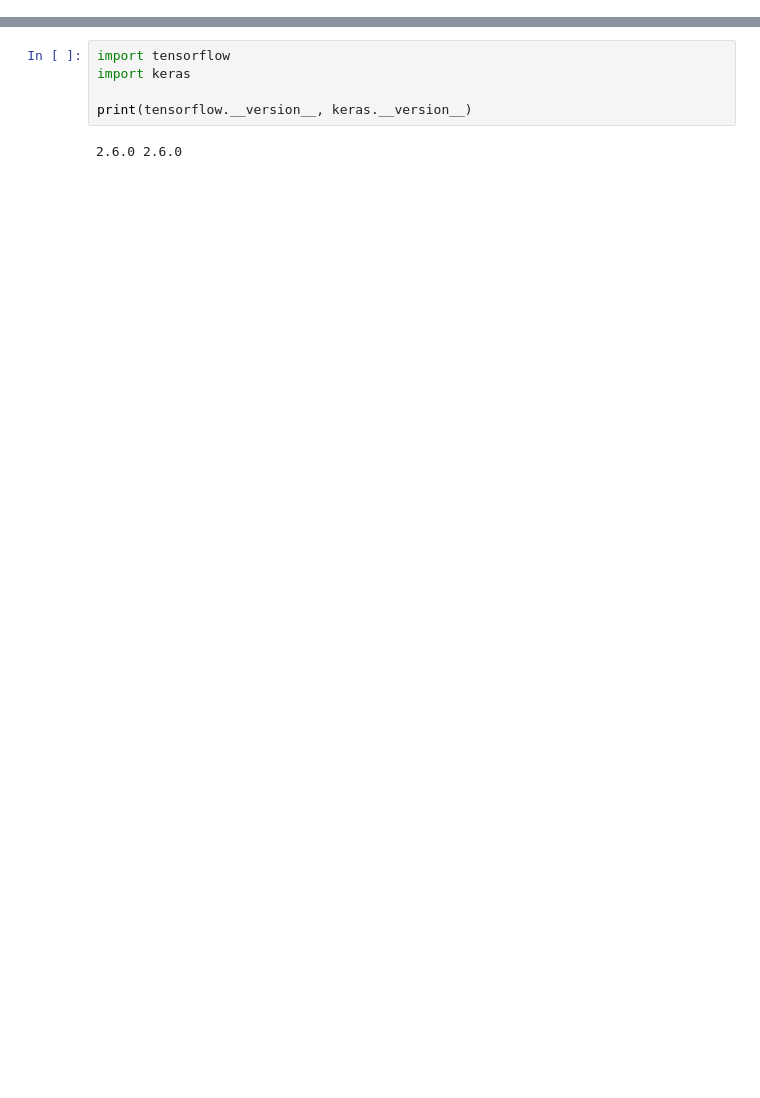
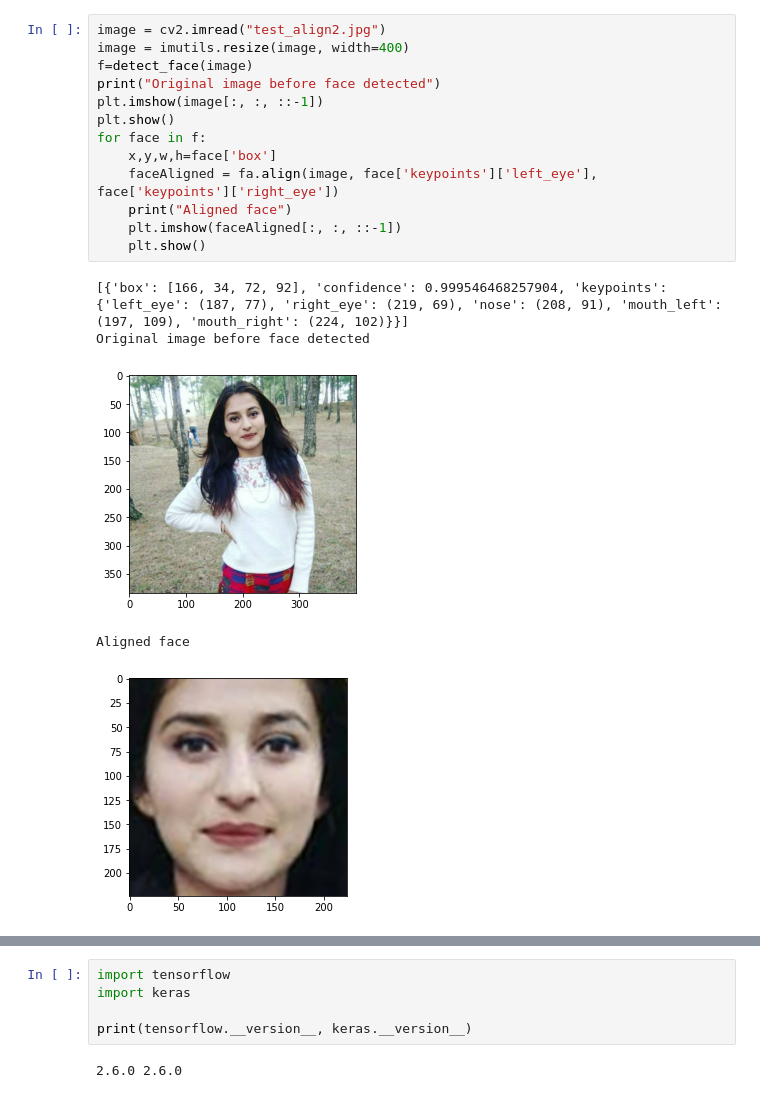
Before and after one commit to Kusum2000/locate-missing-people-ai-django, a Jupyter notebook: source/accounts/face_detect_align.ipynb, the cells around one changed output, grey strips where cells are left out. Cells and saved outputs as stored; diff of their text form; blank space fills up the shorter version.

```diff
--- a/source/accounts/face_detect_align.ipynb
+++ b/source/accounts/face_detect_align.ipynb
@@ -16,0 +48,19 @@ KeyboardInterrupt:
+# %%
+image = cv2.imread("test_align2.jpg")
+image = imutils.resize(image, width=400)
+f=detect_face(image)
+print("Original image before face detected")
+plt.imshow(image[:, :, ::-1])
+plt.show()
+for face in f:
+    x,y,w,h=face['box']
+    faceAligned = fa.align(image, face['keypoints']['left_eye'], face['keypoints']['right_eye'])
+    print("Aligned face")
+    plt.imshow(faceAligned[:, :, ::-1])
+    plt.show()
+# %% [output]
+[{'box': [166, 34, 72, 92], 'confidence': 0.999546468257904, 'keypoints': {'left_eye': (187, 77), 'right_eye': (219, 69), 'nose': (208, 91), 'mouth_left': (197, 109), 'mouth_right': (224, 102)}}]
+Original image before face detected
+[figure, added]
+Aligned face
+[figure, added]
```
Also changed, not shown: parts of 6 cells of this notebook, 5 other files.
